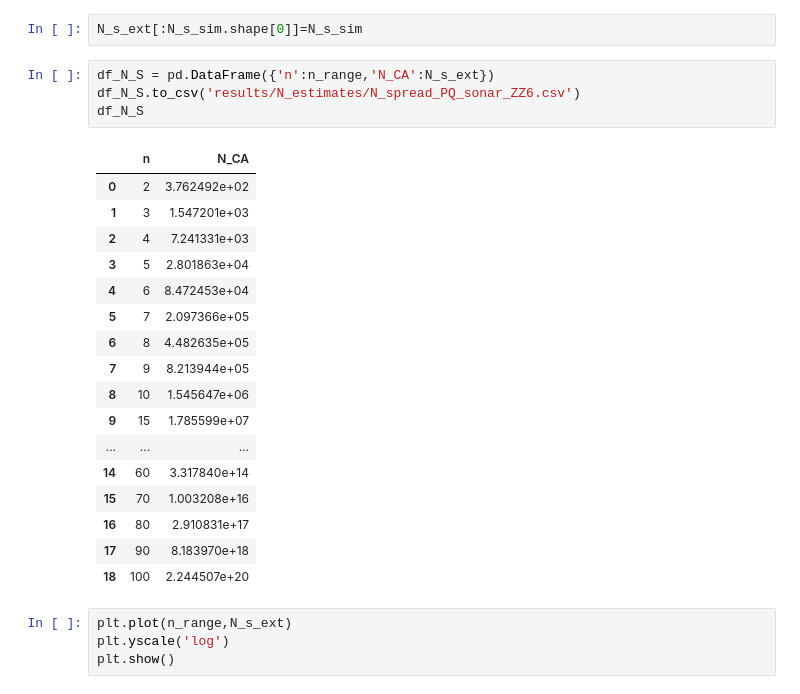
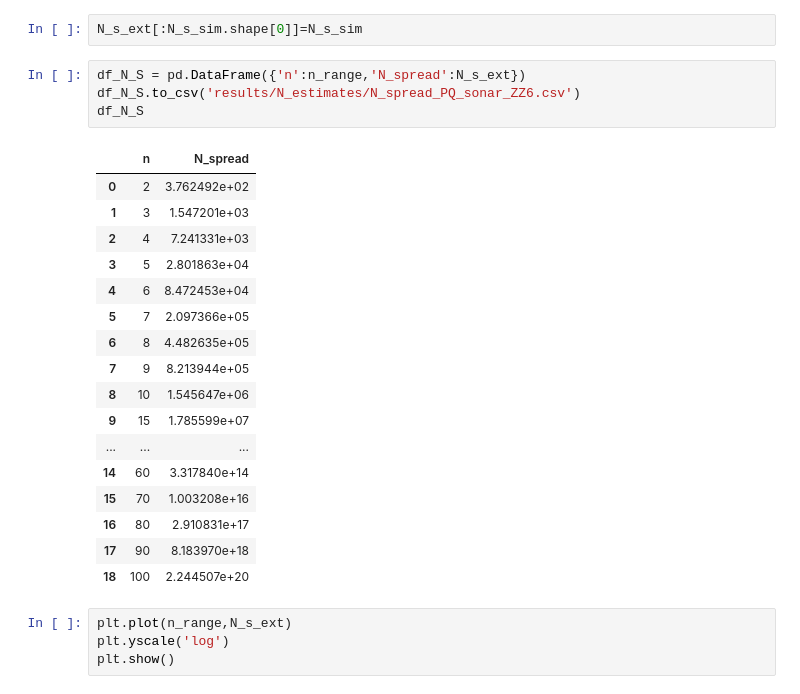
Before and after one commit to Quantum-Cosmos-Lab/ISoQAEtNoSiQKM, a Jupyter notebook: QRE_analysis_sonar_ZZ6.ipynb, the cells around one changed output. Saved outputs shown, nothing was run; the diff lists cells and outputs as text.

```diff
--- a/QRE_analysis_sonar_ZZ6.ipynb
+++ b/QRE_analysis_sonar_ZZ6.ipynb
@@ -301,11 +283,11 @@ N_s_ext = np.array(N_s_ext)
 # %%
 N_s_ext[:N_s_sim.shape[0]]=N_s_sim
 # %%
-df_N_S = pd.DataFrame({'n':n_range,'N_CA':N_s_ext})
+df_N_S = pd.DataFrame({'n':n_range,'N_spread':N_s_ext})
 df_N_S.to_csv('results/N_estimates/N_spread_PQ_sonar_ZZ6.csv')
 df_N_S
 # %% [output]
-|  | n | N_CA |
+|  | n | N_spread |
 | 0 | 2 | 3.762492e+02 |
 | 1 | 3 | 1.547201e+03 |
 | 2 | 4 | 7.241331e+03 |
```
Also changed, not shown: parts of 9 cells of this notebook, 16 other files.
